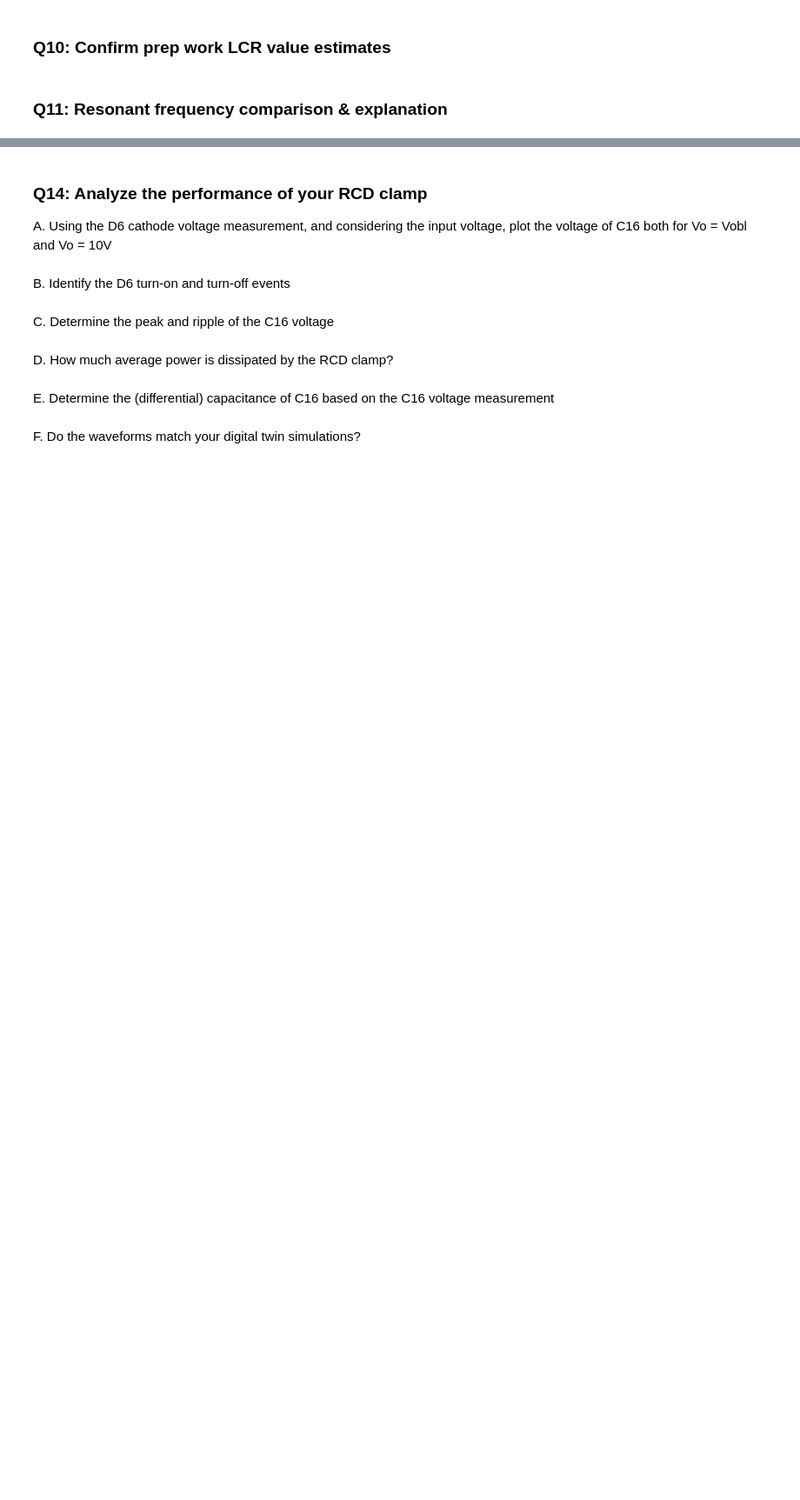
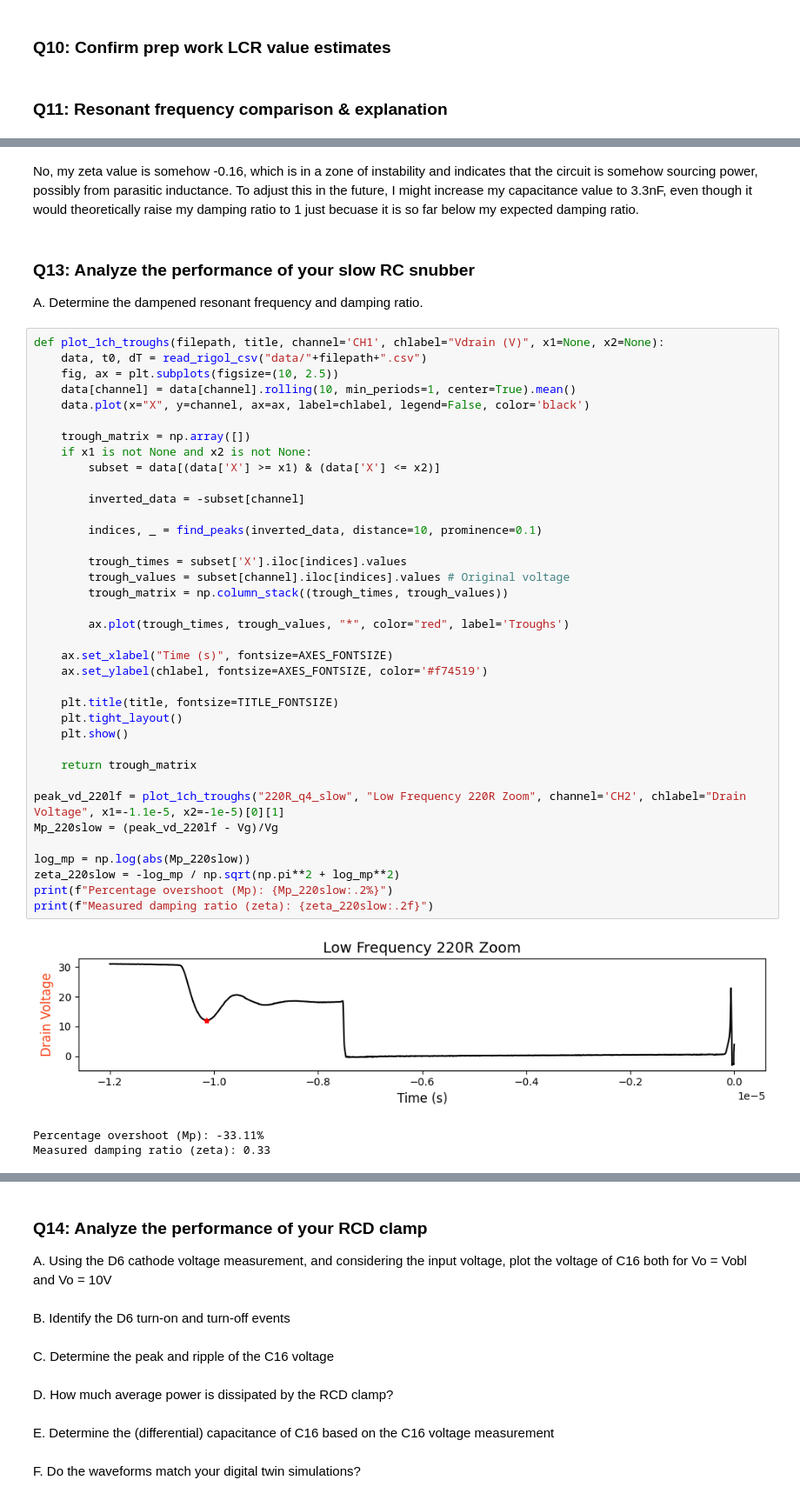
Before and after one commit to amandalchang/power-e, a Jupyter notebook: lab7/lab7.ipynb, the cells around one changed output, grey strips where cells are left out. Shown at 87% size. Drawn from its saved outputs; the diff is of its cells as text; blank space fills up the shorter version.

```diff
--- a/lab7/lab7.ipynb
+++ b/lab7/lab7.ipynb
@@ -458,0 +483,47 @@ B. Did you meet the goal of Zeta = 0.7?
+# %% [markdown]
+No, my zeta value is somehow -0.16, which is in a zone of instability and indicates that the circuit is somehow sourcing power, possibly from parasitic inductance. To adjust this in the future, I might increase my capacitance value to 3.3nF, even though it would theoretically raise my damping ratio to 1 just becuase it is so far below my expected damping ratio.
+# %% [markdown]
+### Q13: Analyze the performance of your slow RC snubber
+
+A. Determine the dampened resonant frequency and damping ratio.
+# %%
+def plot_1ch_troughs(filepath, title, channel='CH1', chlabel="Vdrain (V)", x1=None, x2=None):
+    data, t0, dT = read_rigol_csv("data/"+filepath+".csv")
+    fig, ax = plt.subplots(figsize=(10, 2.5))
+    data[channel] = data[channel].rolling(10, min_periods=1, center=True).mean()
+    data.plot(x="X", y=channel, ax=ax, label=chlabel, legend=False, color='black')
+
+    trough_matrix = np.array([])
+    if x1 is not None and x2 is not None:
+        subset = data[(data['X'] >= x1) & (data['X'] <= x2)]
+
+        inverted_data = -subset[channel]
+
+        indices, _ = find_peaks(inverted_data, distance=10, prominence=0.1)
+
+        trough_times = subset['X'].iloc[indices].values
+        trough_values = subset[channel].iloc[indices].values # Original voltage
+        trough_matrix = np.column_stack((trough_times, trough_values))
+
+        ax.plot(trough_times, trough_values, "*", color="red", label='Troughs')
+
+    ax.set_xlabel("Time (s)", fontsize=AXES_FONTSIZE)
+    ax.set_ylabel(chlabel, fontsize=AXES_FONTSIZE, color='#f74519')
+
+    plt.title(title, fontsize=TITLE_FONTSIZE)
+    plt.tight_layout()
+    plt.show()
+
+    return trough_matrix
+
+peak_vd_220lf = plot_1ch_troughs("220R_q4_slow", "Low Frequency 220R Zoom", channel='CH2', chlabel="Drain Voltage", x1=-1.1e-5, x2=-1e-5)[0][1]
+Mp_220slow = (peak_vd_220lf - Vg)/Vg
+
+log_mp = np.log(abs(Mp_220slow))
+zeta_220slow = -log_mp / np.sqrt(np.pi**2 + log_mp**2)
+print(f"Percentage overshoot (Mp): {Mp_220slow:.2%}")
+print(f"Measured damping ratio (zeta): {zeta_220slow:.2f}")
+# %% [output]
+[figure, added]
+Percentage overshoot (Mp): -33.11%
+Measured damping ratio (zeta): 0.33
```
Also changed, not shown: parts of 18 cells of this notebook.
